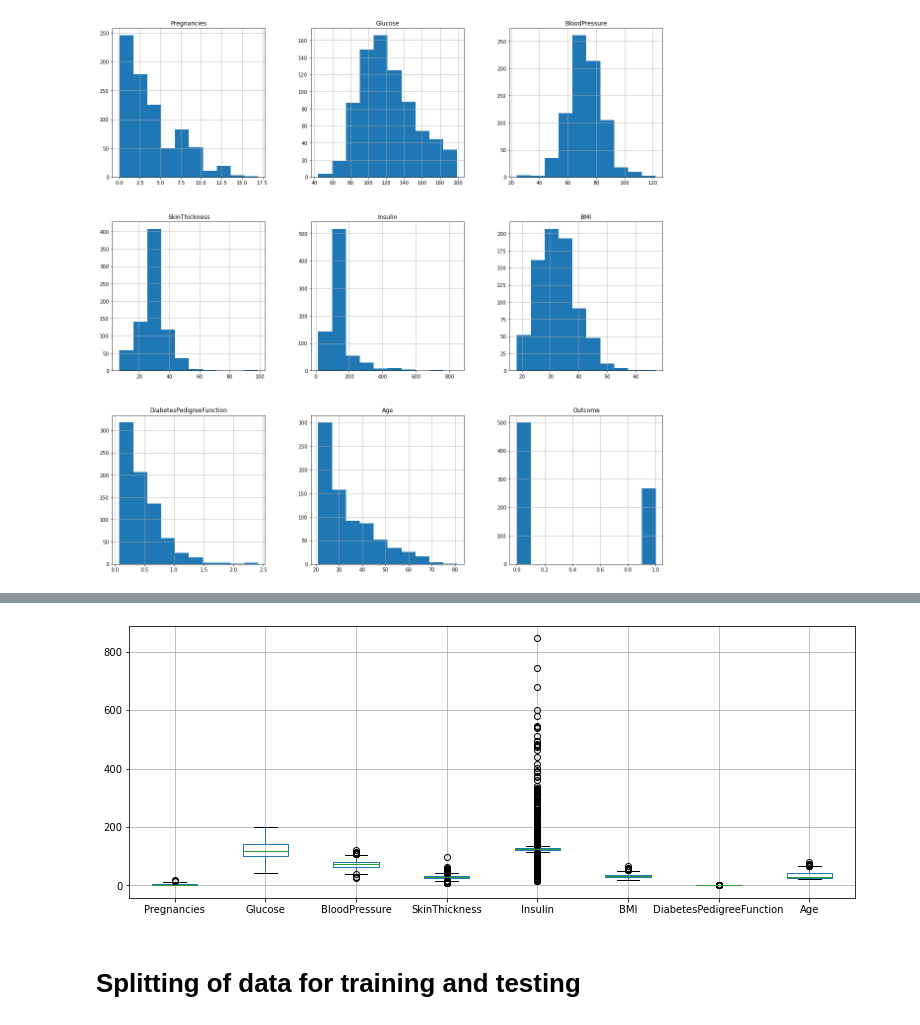
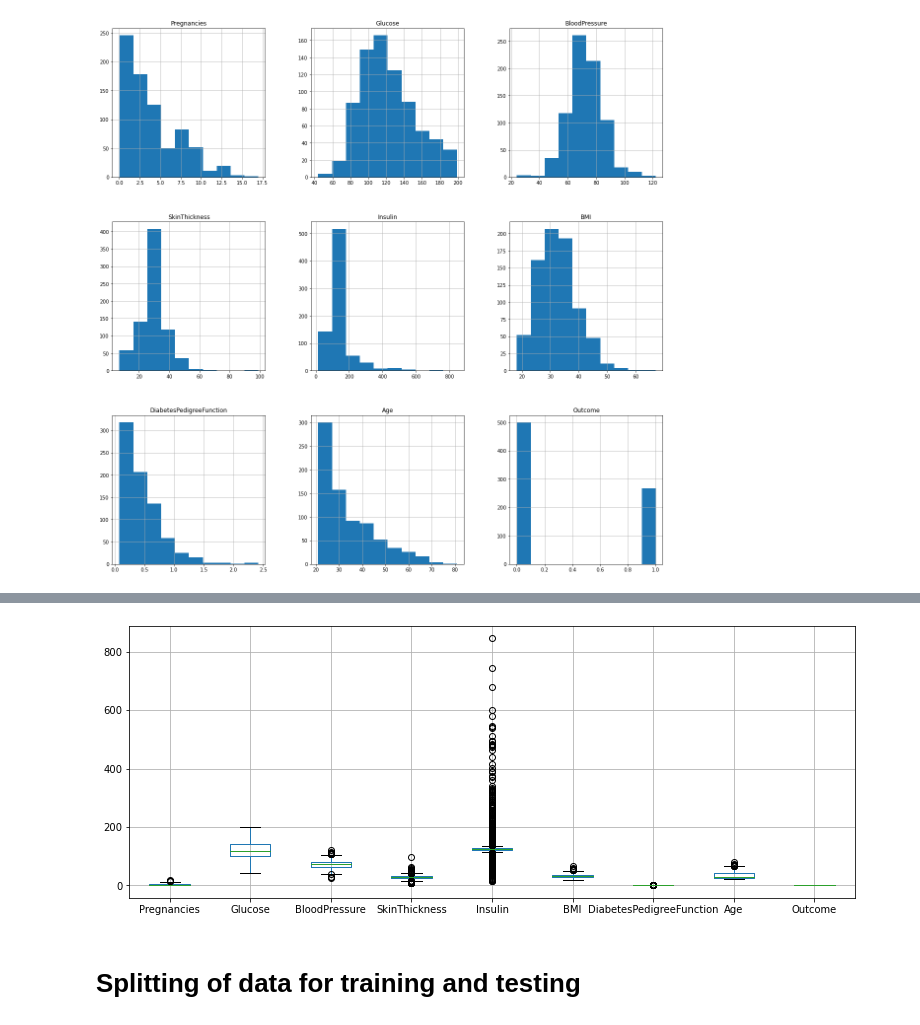
Before and after one commit to RahulAiran/Diabetes-Prediction, a Jupyter notebook: Diabetes Prediction.ipynb, the cells around one changed output, grey strips where cells are left out. Saved outputs shown, nothing was run; the diff lists cells and outputs as text; code cells hidden in the pictures.

```diff
--- a/Diabetes Prediction.ipynb
+++ b/Diabetes Prediction.ipynb
@@ -4,7 +4,7 @@ import matplotlib.pyplot as plt
 import seaborn as sns
 import numpy as np
 # %%
-df=pd.read_csv(r'C:\Users\Rahul Airan\Desktop\Skill Development\Project\Diabetes-Prediction-using-ML-AND-DL-main\diabetes.csv')
+df=pd.read_csv(r'C:\Users\Rahul Airan\Desktop\Skill Development\Project\Diabetes-Prediction-using-AI\diabetes.csv')
 # %%
 # Show first five observations
 df.head()
@@ -198,10 +198,10 @@ df.describe()
 | 75% | 6.000000 | 140.250000 | 80.000000 | 32.000000 | 127.250000 | 36.600000 | 0.626250 | 41.000000 | ... |
 | max | 17.000000 | 199.000000 | 122.000000 | 99.000000 | 846.000000 | 67.100000 | 2.420000 | 81.000000 | ... |
 # %%
-X.boxplot(figsize=(13,5))
+df.boxplot(figsize=(13,5))
 plt.show()
 # %% [output]
-[figure, old version]
+[figure, new version]
 # %% [markdown]
 # Splitting of data for training and testing
 # %%
```
Also changed, not shown: parts of 43 cells of this notebook.
